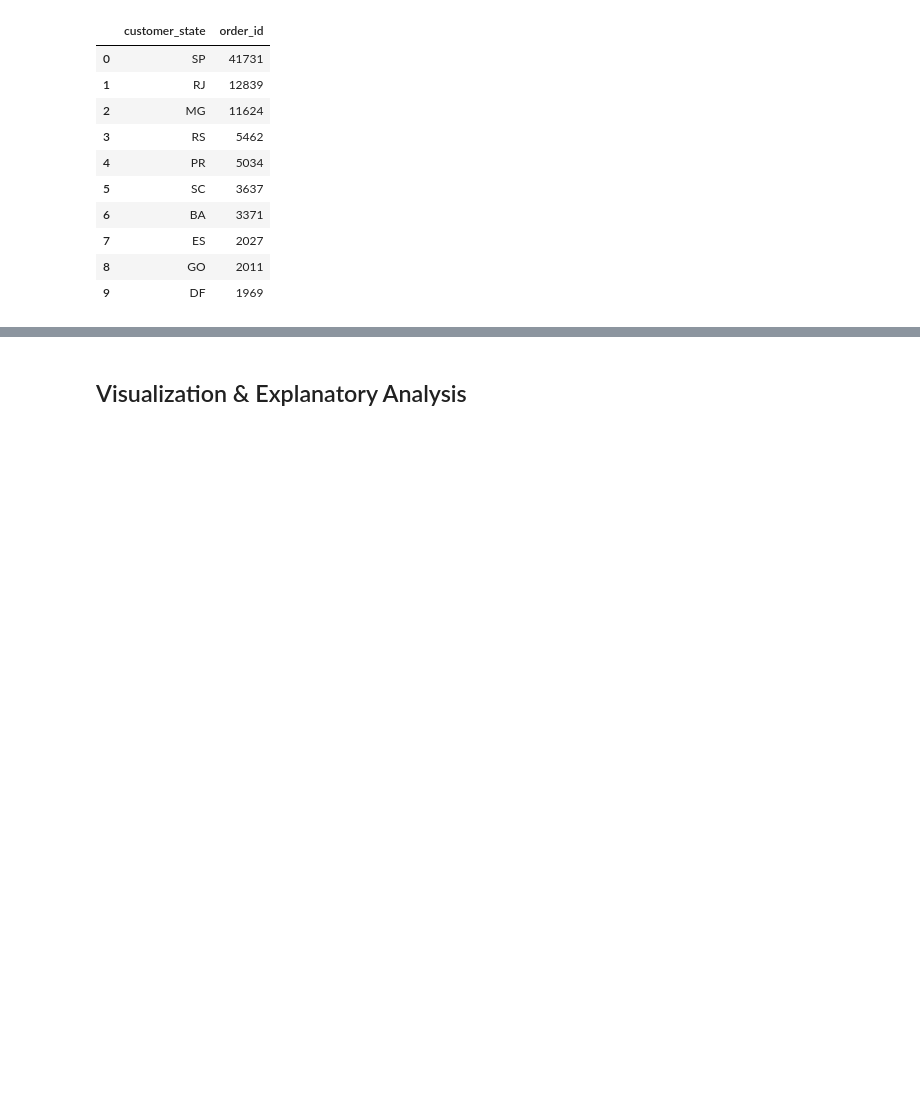
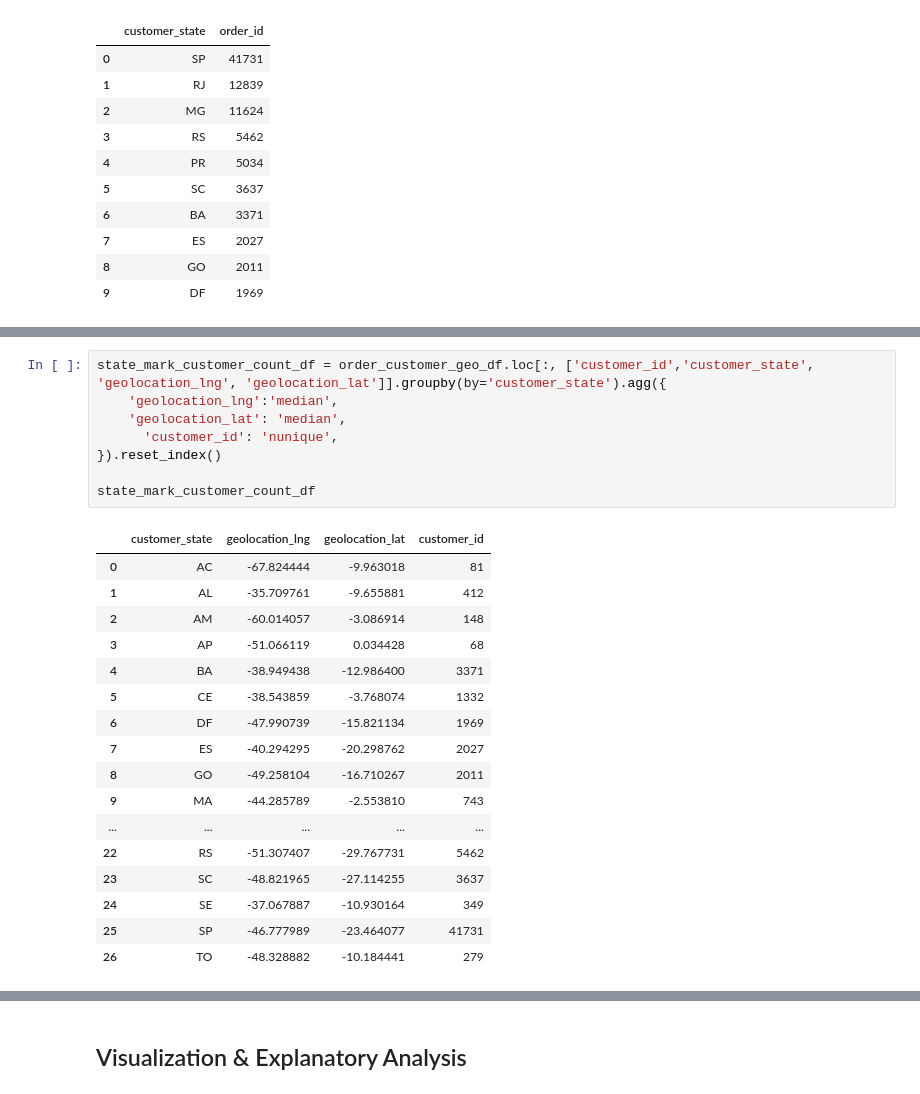
Before and after one commit to OscOkt021/dicoding-submission-data-analyst, a Jupyter notebook: submission/Proyek_Analisis_Data.ipynb, the cells around one changed output, grey strips where cells are left out. Saved outputs shown, nothing was run; the diff lists cells and outputs as text; blank space fills up the shorter version.

```diff
--- a/submission/Proyek_Analisis_Data.ipynb
+++ b/submission/Proyek_Analisis_Data.ipynb
@@ -1024,0 +1051,26 @@ order_customer_geo_df.groupby(by='customer_state').order_id.nunique().sort_value
+# %%
+state_mark_customer_count_df = order_customer_geo_df.loc[:, ['customer_id','customer_state', 'geolocation_lng', 'geolocation_lat']].groupby(by='customer_state').agg({
+    'geolocation_lng':'median',
+    'geolocation_lat': 'median',
+      'customer_id': 'nunique',
+}).reset_index()
+
+state_mark_customer_count_df
+# %% [output]
+|  | customer_state | geolocation_lng | geolocation_lat | customer_id |
+| 0 | AC | -67.824444 | -9.963018 | 81 |
+| 1 | AL | -35.709761 | -9.655881 | 412 |
+| 2 | AM | -60.014057 | -3.086914 | 148 |
+| 3 | AP | -51.066119 | 0.034428 | 68 |
+| 4 | BA | -38.949438 | -12.986400 | 3371 |
+| 5 | CE | -38.543859 | -3.768074 | 1332 |
+| 6 | DF | -47.990739 | -15.821134 | 1969 |
+| 7 | ES | -40.294295 | -20.298762 | 2027 |
+| 8 | GO | -49.258104 | -16.710267 | 2011 |
+| 9 | MA | -44.285789 | -2.553810 | 743 |
+| ... | ... | ... | ... | ... |
+| 22 | RS | -51.307407 | -29.767731 | 5462 |
+| 23 | SC | -48.821965 | -27.114255 | 3637 |
+| 24 | SE | -37.067887 | -10.930164 | 349 |
+| 25 | SP | -46.777989 | -23.464077 | 41731 |
+| 26 | TO | -48.328882 | -10.184441 | 279 |
```
Also changed, not shown: parts of 27 cells of this notebook, 12 other files.
